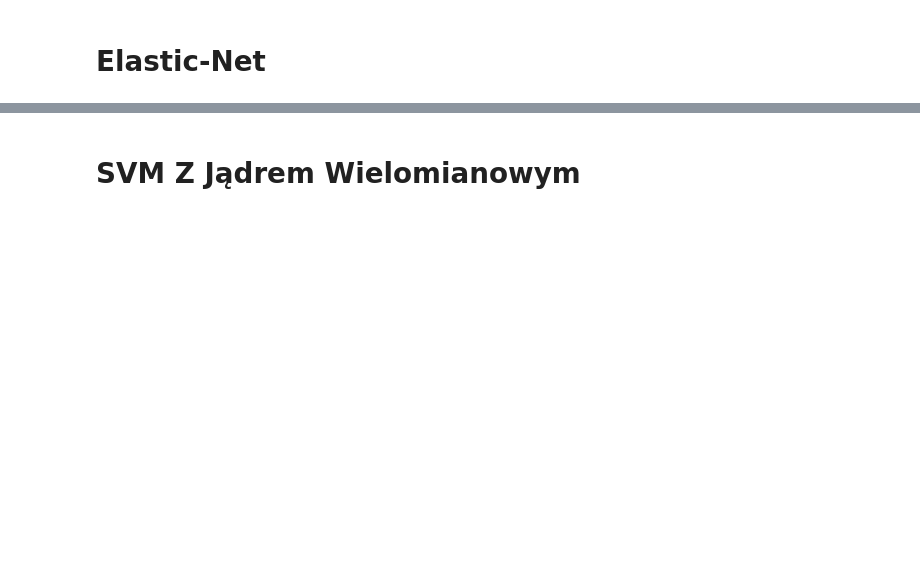
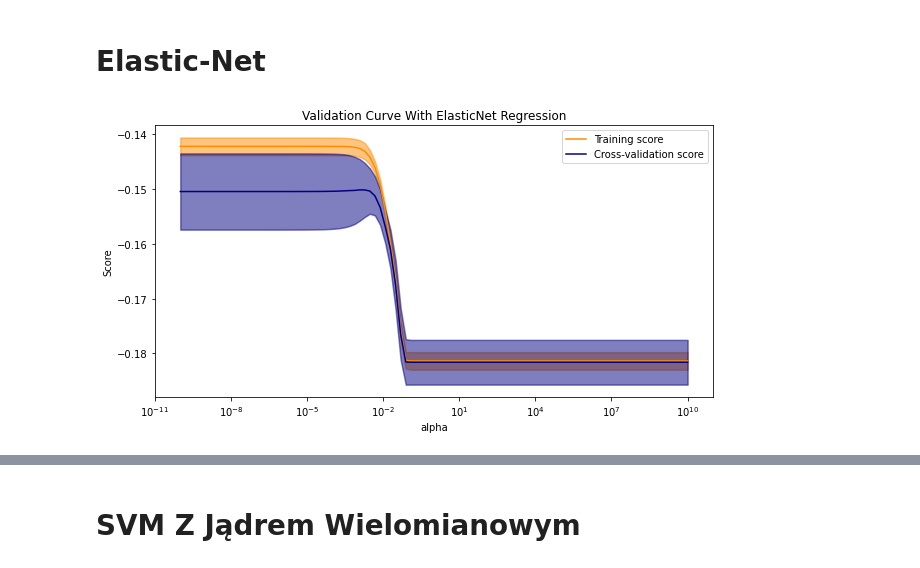
Before and after one commit to matlaczj/Predictive-Modeling-for-Student-Alcohol-Consumption, a Jupyter notebook: Projekt/projekt.ipynb, the cells around one changed output, grey strips where cells are left out. Saved outputs shown, nothing was run; the diff lists cells and outputs as text; code cells hidden in the pictures; blank space fills up the shorter version.

```diff
--- a/Projekt/projekt.ipynb
+++ b/Projekt/projekt.ipynb
@@ -131,16 +136,16 @@ test_model(model,X_train,y_train,X_test,y_test)
 # %%
 train_scores_mean, validation_scores_mean = plot_validation_curve(
     model = ElasticNet(random_state=1),
     model_name = "ElasticNet Regression",
     X = X_train,
     y = y_train,
     param_range = np.logspace(-10,10,100),
     param_name = "alpha",
     scoring = "neg_mean_absolute_error",
-    cv=5,
-    verbose=0,
     xscale = "log"
 )
+# %% [output]
+[figure, added]
 # %%
 train_scores_mean, validation_scores_mean = plot_validation_curve(
     model = ElasticNet(random_state=1,alpha=1e-4),
```
Also changed, not shown: parts of 29 cells of this notebook.
